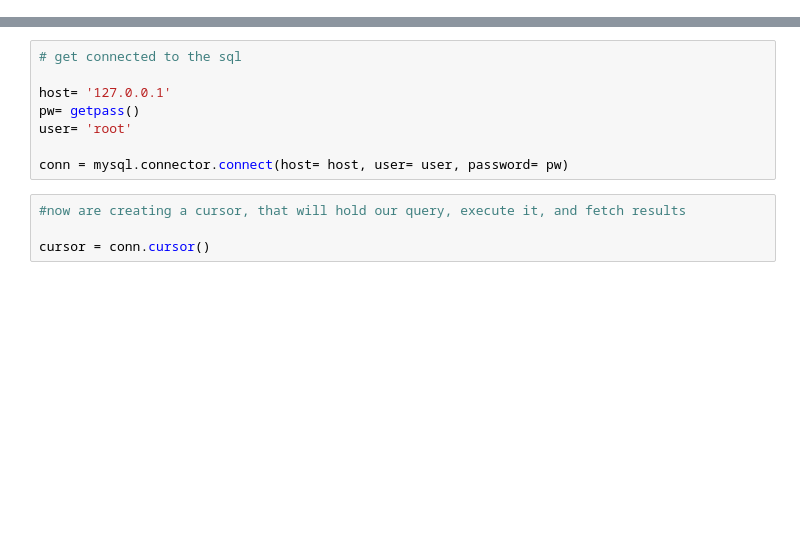
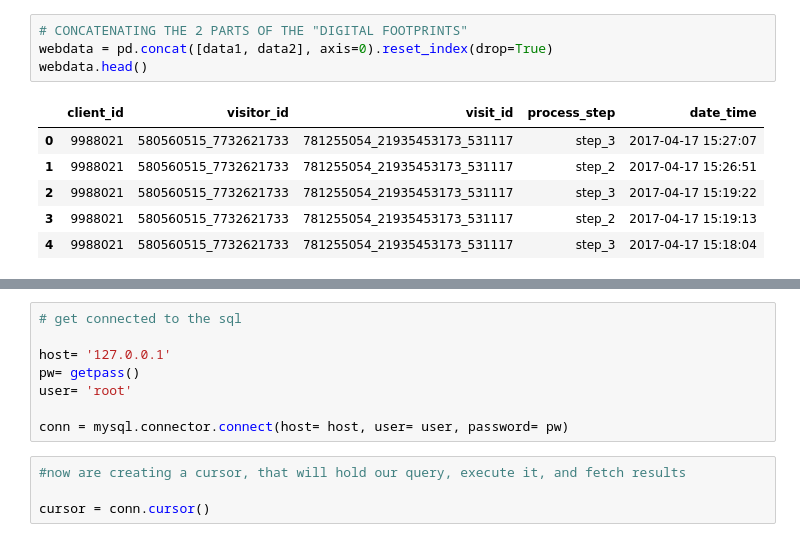
Before and after one commit to ElielVSAlmeida/Vanguard-ab-test, a Jupyter notebook: cleaning.ipynb, the cells around one changed output, grey strips where cells are left out. Cells and saved outputs as stored; diff of their text form; blank space fills up the shorter version.

```diff
--- a/cleaning.ipynb
+++ b/cleaning.ipynb
@@ -7,0 +173,11 @@ Requirement already satisfied: pymysql in c:\users\user\anaconda3\lib\site-packa
+# %%
+# CONCATENATING THE 2 PARTS OF THE "DIGITAL FOOTPRINTS"
+webdata = pd.concat([data1, data2], axis=0).reset_index(drop=True)
+webdata.head()
+# %% [output]
+|  | client_id | visitor_id | visit_id | process_step | date_time |
+| 0 | 9988021 | 580560515_7732621733 | 781255054_21935453173_531117 | step_3 | 2017-04-17 15:27:07 |
+| 1 | 9988021 | 580560515_7732621733 | 781255054_21935453173_531117 | step_2 | 2017-04-17 15:26:51 |
+| 2 | 9988021 | 580560515_7732621733 | 781255054_21935453173_531117 | step_3 | 2017-04-17 15:19:22 |
+| 3 | 9988021 | 580560515_7732621733 | 781255054_21935453173_531117 | step_2 | 2017-04-17 15:19:13 |
+| 4 | 9988021 | 580560515_7732621733 | 781255054_21935453173_531117 | step_3 | 2017-04-17 15:18:04 |
```
Also changed, not shown: parts of 45 cells of this notebook, 2 other files.
